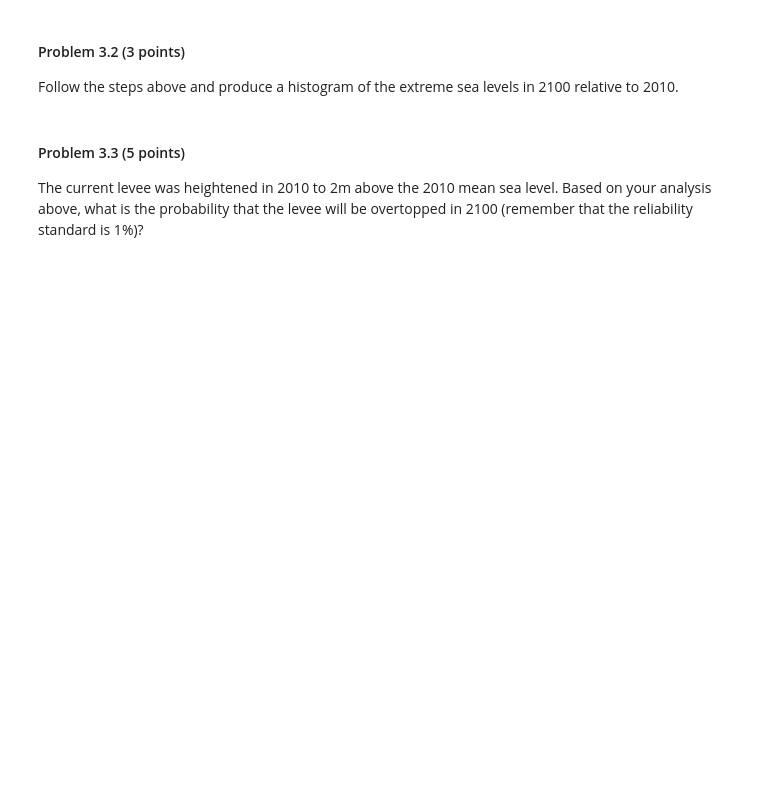
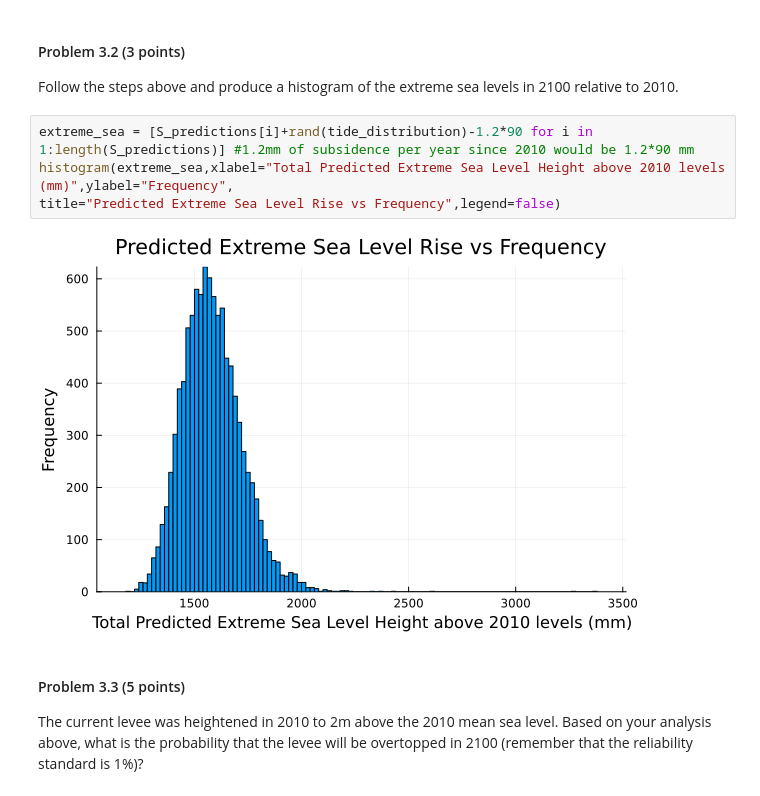
Before and after one commit to BEE4750-FA23/hw3-jrmarcuse, a Jupyter notebook: hw03.ipynb, the cells around one changed output. Cells and saved outputs as stored; diff of their text form; blank space fills up the shorter version.

```diff
--- a/hw03.ipynb
+++ b/hw03.ipynb
@@ -426,6 +436,12 @@ as needed.
 
 Follow the steps above and produce a histogram of the extreme sea levels
 in 2100 relative to 2010.
+# %%
+extreme_sea = [S_predictions[i]+rand(tide_distribution)-1.2*90 for i in 1:length(S_predictions)] #1.2mm of subsidence per year since 2010 would be 1.2*90 mm
+histogram(extreme_sea,xlabel="Total Predicted Extreme Sea Level Height above 2010 levels (mm)",ylabel="Frequency",
+title="Predicted Extreme Sea Level Rise vs Frequency",legend=false)
+# %% [output]
+[figure, added]
 # %% [markdown]
 #### Problem 3.3 (5 points)
 
```
Also changed, not shown: parts of 5 cells of this notebook.
